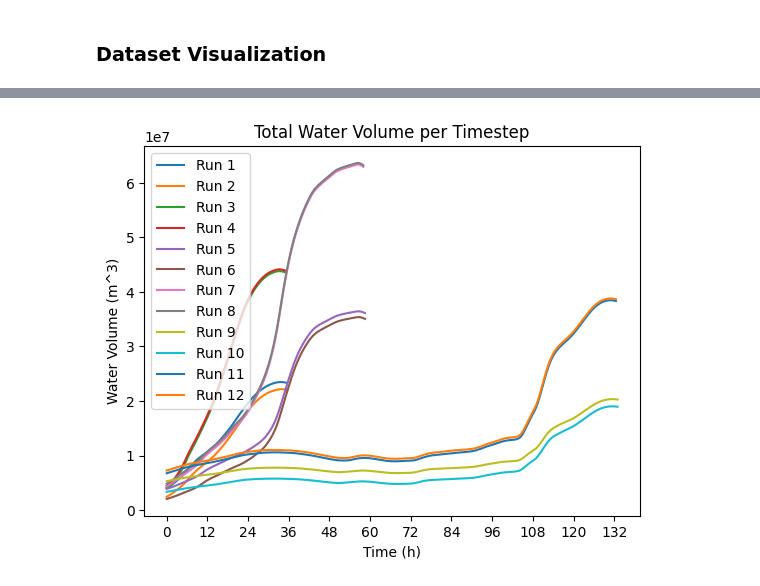
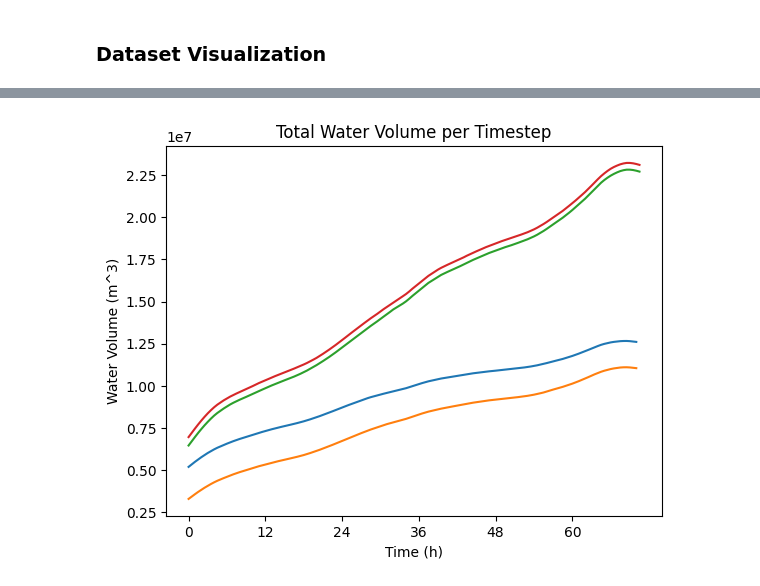
Before and after one commit to acostacos/dual_flood_gnn, a Jupyter notebook: eda.ipynb, the cells around one changed output, grey strips where cells are left out. Cells and saved outputs as stored; diff of their text form; code cells hidden in the pictures.

```diff
--- a/eda.ipynb
+++ b/eda.ipynb
@@ -8,7 +8,7 @@ from utils import file_utils
 # %% [markdown]
 ### Dataset Visualization
 # %%
-config_path = 'configs/experiment/gat_config.yaml'
+config_path = 'configs/config.yaml'
 config = file_utils.read_yaml_file(config_path)
 # %%
 mode = 'train' # 'train' or 'test'
@@ -33,8 +33,8 @@ dataset = FloodEventDataset(
     previous_timesteps=dataset_parameters['previous_timesteps'],
     normalize=dataset_parameters['normalize'],
     timestep_interval=delta_t,
-    spin_up_timesteps=dataset_parameters['spin_up_timesteps'],
-    timesteps_from_peak=dataset_parameters['timesteps_from_peak'],
+    spin_up_time=dataset_parameters['spin_up_time'],
+    time_from_peak=dataset_parameters['time_from_peak'],
     inflow_boundary_nodes=dataset_parameters['inflow_boundary_nodes'],
     outflow_boundary_nodes=dataset_parameters['outflow_boundary_nodes'],
     with_global_mass_loss=False,
@@ -72,35 +63,35 @@ if mode == 'train':
 else:  # mode == 'test'
     rollout_start = config['testing_parameters']['rollout_start']
     rollout_timesteps = config['testing_parameters']['rollout_timesteps']
     start_ts = rollout_start
     end_ts = (start_ts + rollout_timesteps) if rollout_timesteps is not None else None
 
 delta_t_in_hours = delta_t / 3600
 num_events = len(dataset.hec_ras_run_ids)
 dynamic_nodes_paths = dataset.processed_paths[4:(num_events + 4)]
 
 longest_hours_elapsed = []
 for run_id, path in zip(dataset.hec_ras_run_ids, dynamic_nodes_paths):
     dynamic_nodes = np.load(path)['dynamic_nodes'][2:]  # Skip the first two timesteps as this is only used for previous timestep data
     water_volume_idx = FloodEventDataset.DYNAMIC_NODE_FEATURES.index('water_volume')
     water_volume = dynamic_nodes[start_ts:end_ts, :, water_volume_idx]
     water_volume = dataset.normalizer.denormalize('water_volume', water_volume)
     total_water_volume = water_volume.sum(axis=1)
     hours_elapsed = np.arange(len(total_water_volume)) * delta_t_in_hours
     plt.plot(hours_elapsed, total_water_volume, label=f'Run {run_id}')
     if len(hours_elapsed) > len(longest_hours_elapsed):
         longest_hours_elapsed = hours_elapsed
 
 tick_interval_in_hours = 12
 plt.title(f'Total Water Volume per Timestep')
 plt.xlabel('Time (h)')
 interval_ticks = np.arange(0, len(longest_hours_elapsed), int(tick_interval_in_hours / delta_t_in_hours))
 plt.xticks(longest_hours_elapsed[interval_ticks])
 plt.ylabel('Water Volume (m^3)')
-plt.legend()
+# plt.legend()
 plt.show()
 # %% [output]
-[figure, old version]
+[figure, new version]
 # %%
 event_end_idx = [*dataset.event_start_idx[1:], dataset.total_rollout_timesteps]
 event_size = np.diff(event_end_idx, prepend=0)
```
Also changed, not shown: parts of 4 cells of this notebook, 18 other files.
